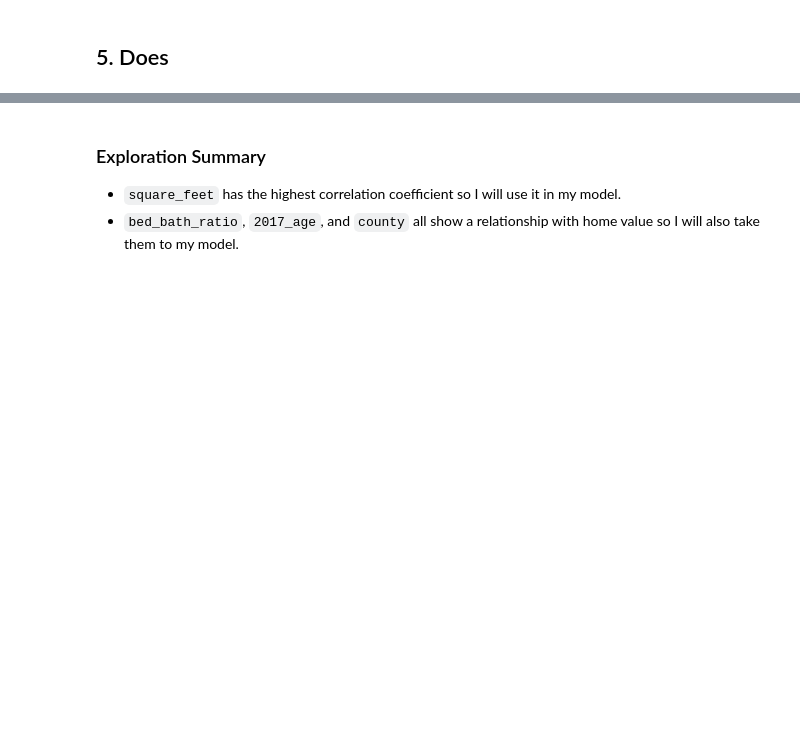
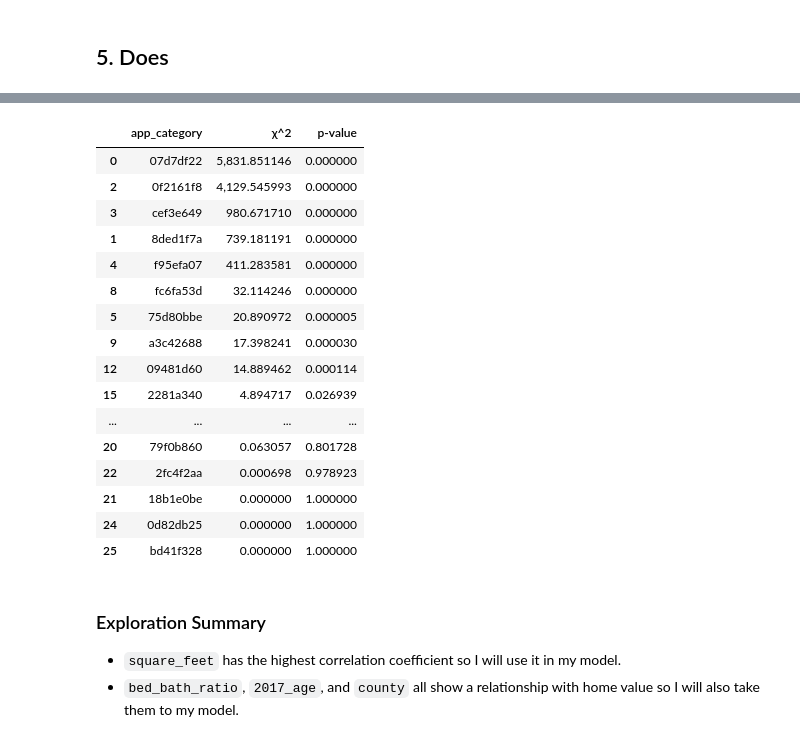
Before and after one commit to markydoug/click_throughs, a Jupyter notebook: project_template.ipynb, the cells around one changed output, grey strips where cells are left out. Cells and saved outputs as stored; diff of their text form; code cells hidden in the pictures; blank space fills up the shorter version.

````diff
--- a/project_template.ipynb
+++ b/project_template.ipynb
@@ -255,3 +357,39 @@ p-value: 0.667745
+# %%
+metric = []
+
+for i in train['app_category'].unique():
+    observed = pd.crosstab(train["app_category"]==i, train["click"])
+    #run χ^2 test
+    chi2, p, degf, expected = stats.chi2_contingency(observed)
+
+    output = {
+        "app_category": i,
+        "χ^2": chi2,
+        "p-value": p
+    }
+
+    metric.append(output)
+
+df = pd.DataFrame(metric)
+df.sort_values(by=['p-value','χ^2'], ascending=[True,False])
+# %% [output]
+|  | app_category | χ^2 | p-value |
+| 0 | 07d7df22 | 5,831.851146 | 0.000000 |
+| 2 | 0f2161f8 | 4,129.545993 | 0.000000 |
+| 3 | cef3e649 | 980.671710 | 0.000000 |
+| 1 | 8ded1f7a | 739.181191 | 0.000000 |
+| 4 | f95efa07 | 411.283581 | 0.000000 |
+| 8 | fc6fa53d | 32.114246 | 0.000000 |
+| 5 | 75d80bbe | 20.890972 | 0.000005 |
+| 9 | a3c42688 | 17.398241 | 0.000030 |
+| 12 | 09481d60 | 14.889462 | 0.000114 |
+| 15 | 2281a340 | 4.894717 | 0.026939 |
+| ... | ... | ... | ... |
+| 20 | 79f0b860 | 0.063057 | 0.801728 |
+| 22 | 2fc4f2aa | 0.000698 | 0.978923 |
+| 21 | 18b1e0be | 0.000000 | 1.000000 |
+| 24 | 0d82db25 | 0.000000 | 1.000000 |
+| 25 | bd41f328 | 0.000000 | 1.000000 |
 # %% [markdown]
 ### Exploration Summary
 * ```square_feet``` has the highest correlation coefficient so I will use it in my model.
````
Also changed, not shown: parts of 19 cells of this notebook.
